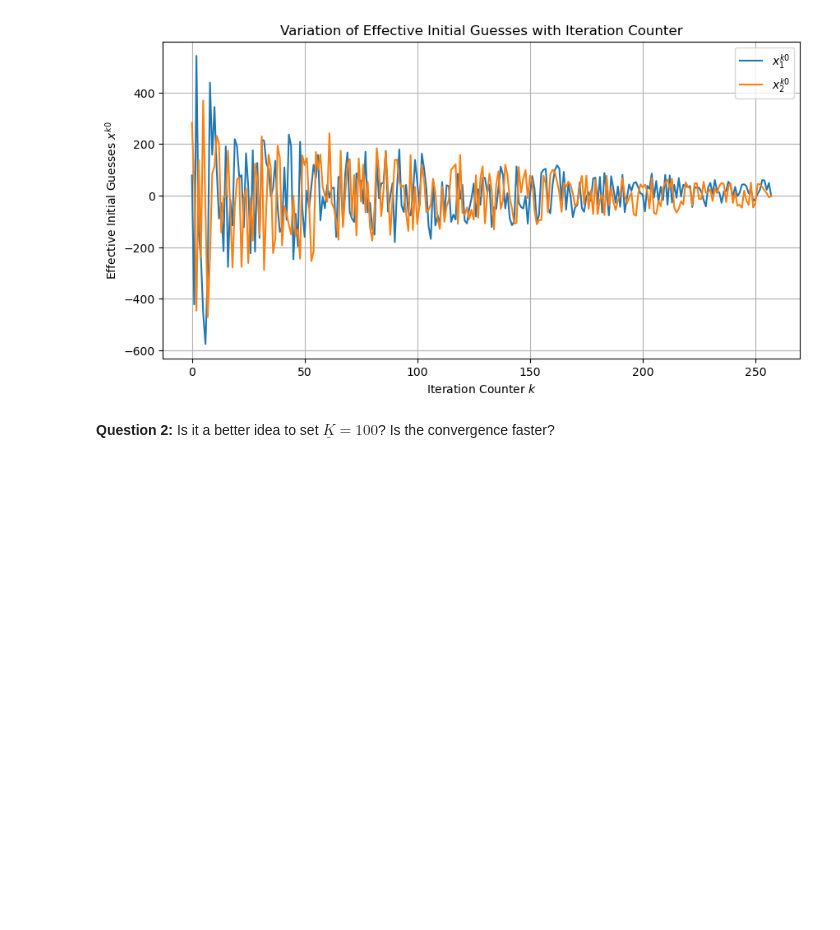
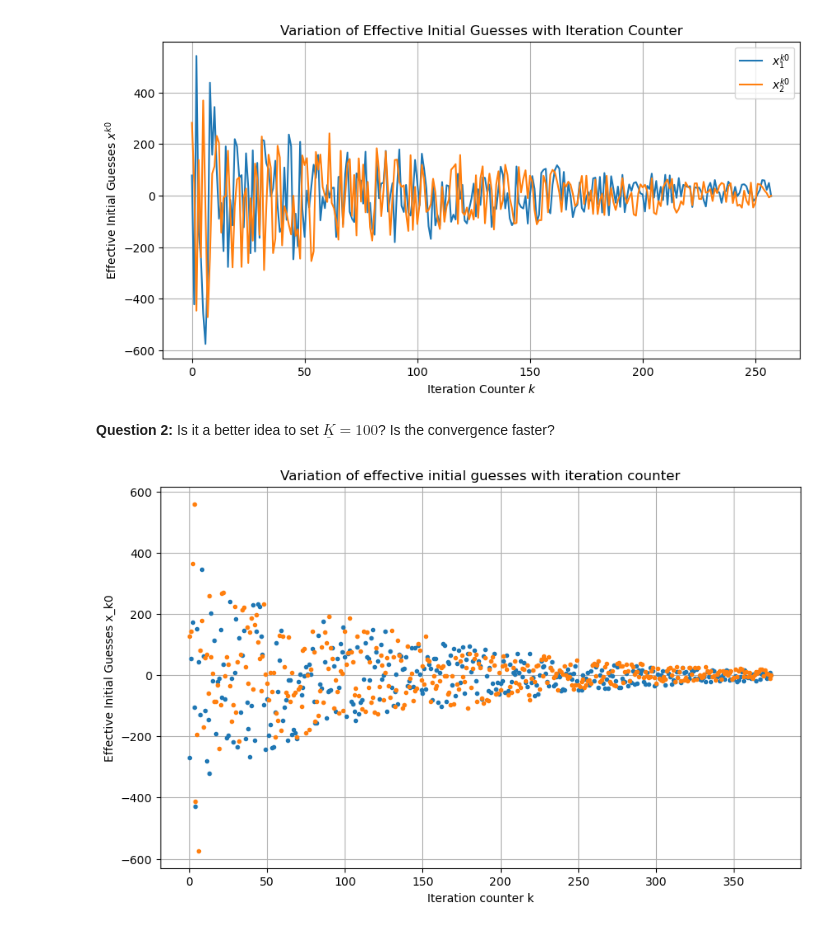
Before and after one commit to NumEconCopenhagen/projects-2023-mathias-emma, a Jupyter notebook: Exam/Question3.ipynb, the cells around one changed output. Cells and saved outputs as stored; diff of their text form; code cells hidden in the pictures; blank space fills up the shorter version.

Commit message:
Q1 ændring og dobbelt plot K_100 og k_10

```diff
--- a/Exam/Question3.ipynb
+++ b/Exam/Question3.ipynb
@@ -300,0 +299,51 @@ plt.show()
+# %%
+import numpy as np
+from scipy.optimize import minimize
+import matplotlib.pyplot as plt
+
+# Griewank function
+def griewank(x):
+    A = x[0]**2/4000 + x[1]**2/4000
+    B = np.cos(x[0]/np.sqrt(1))*np.cos(x[1]/np.sqrt(2))
+    return A - B + 1
+
+# Settings
+bounds = np.array([[-600, 600], [-600, 600]])
+tau = 1e-8
+warmup_iters = 10
+max_iters = 1000
+x_star = None
+x_k0_values = []
+
+# Refined global optimizer
+for k in range(max_iters):
+    # Draw random x^k
+    x_k = np.random.uniform(bounds[0][0], bounds[0][1], 2)
+
+    if k < warmup_iters:
+        x_k0 = x_k
+    else:
+        chi_k = 0.5 * (2 / (1 + np.exp((k - warmup_iters) / 100)))
+        x_k0 = chi_k * x_k + (1 - chi_k) * x_star
+
+    x_k0_values.append(x_k0)
+
+    # Optimize using BFGS
+    result = minimize(griewank, x_k0, method='BFGS', tol=tau)
+
+    if x_star is None or griewank(result.x) < griewank(x_star):
+        x_star = result.x
+
+    if griewank(x_star) < tau:
+        break
+
+# Plot x_k0 values
+plt.figure(figsize=(10,6))
+plt.plot(x_k0_values, '.')
+plt.xlabel('Iteration counter k')
+plt.ylabel('Effective Initial Guesses x_k0')
+plt.title('Variation of effective initial guesses with iteration counter')
+plt.grid(True)
+plt.show()
+# %% [output]
+[figure, added]
```
Also changed, not shown: parts of 2 cells of this notebook.
